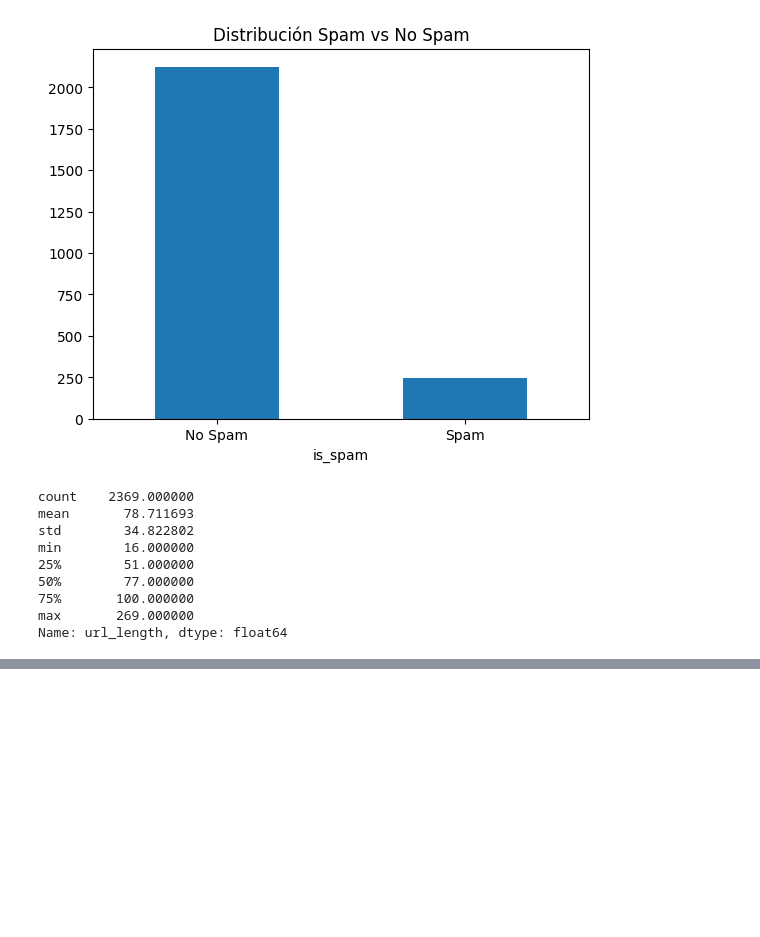
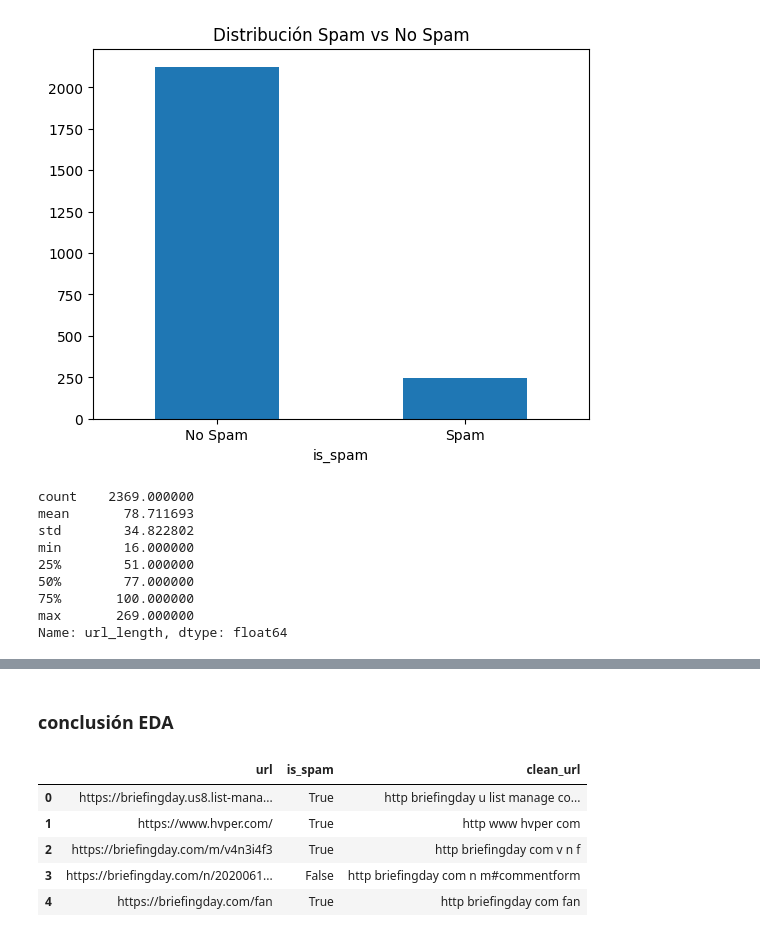
Before and after one commit to natbp/natbp_intro_ML, a Jupyter notebook: src/12-nlp-url-spam.ipynb, the cells around one changed output, grey strips where cells are left out. Cells and saved outputs as stored; diff of their text form; code cells hidden in the pictures; blank space fills up the shorter version.

```diff
--- a/src/12-nlp-url-spam.ipynb
+++ b/src/12-nlp-url-spam.ipynb
@@ -129,0 +297,37 @@ plt.show()
+# %%
+data = data.drop(columns=["url_length","num_special_chars"])
+# %% [markdown]
+### conclusión EDA
+# %%
+stop_words = set(stopwords.words("english"))
+lemmatizer = WordNetLemmatizer()
+# %%
+def clean_url(text):
+
+    # minúsculas
+    text = text.lower()
+
+    # separar por símbolos de URL
+    tokens = re.split(r'[/:.?=&-_]', text)
+
+    # eliminar vacíos
+    tokens = [word for word in tokens if word]
+
+    # eliminar stopwords
+    tokens = [word for word in tokens if word not in stop_words]
+
+    # lematizar
+    tokens = [lemmatizer.lemmatize(word) for word in tokens]
+
+    return " ".join(tokens)
+# %%
+data["clean_url"] = data["url"].apply(clean_url)
+
+data.head()
+# %% [output]
+|  | url | is_spam | clean_url |
+| 0 | https://briefingday.us8.list-mana... | True | http briefingday u list manage co... |
+| 1 | https://www.hvper.com/ | True | http www hvper com |
+| 2 | https://briefingday.com/m/v4n3i4f3 | True | http briefingday com v n f |
+| 3 | https://briefingday.com/n/2020061... | False | http briefingday com n m#commentform |
+| 4 | https://briefingday.com/fan | True | http briefingday com fan |
```
Also changed, not shown: parts of 37 cells of this notebook, 3 other files.
